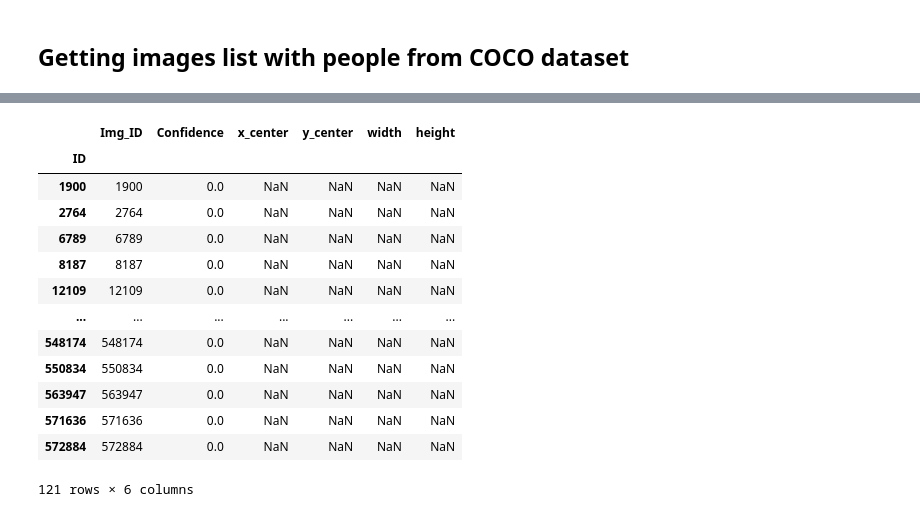
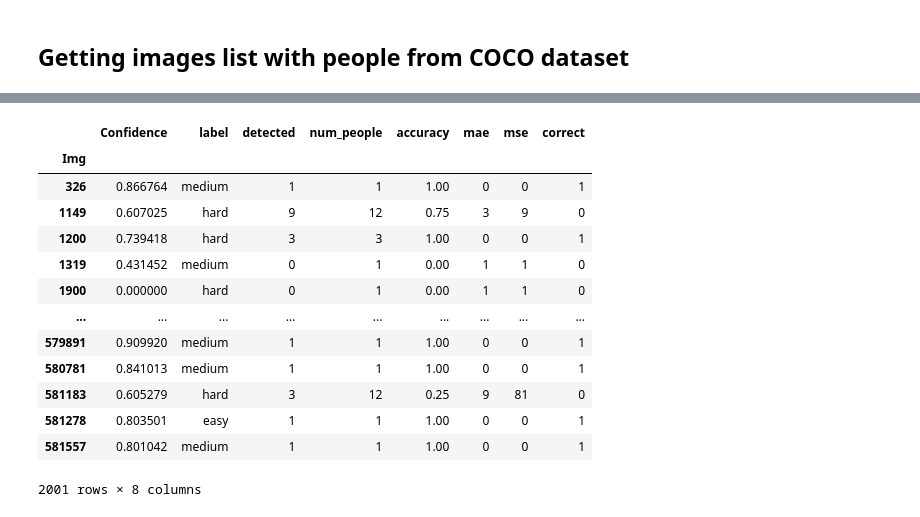
Before and after one commit to federicopaschetta/FemaleObjectificationInMovies, a Jupyter notebook: yolo_analysis.ipynb, the cells around one changed output, grey strips where cells are left out. Drawn from its saved outputs; the diff is of its cells as text; code cells hidden in the pictures.

```diff
--- a/yolo_analysis.ipynb
+++ b/yolo_analysis.ipynb
@@ -17,0 +55,11 @@ df = pd.read_csv('./data/yolo_prediction/single_person_predictions.csv')
+# %%
+def apply_total_dif_labeling(df, col):
+    conditions = [
+        (df[f'{col}'] < 0.4),
+        (df[f'{col}'] > 0.85),
+        (df[f'{col}'] > 0.6) & (df[f'{col}'] <= 0.85),
+        (df[f'{col}'] >= 0.4) & (df[f'{col}'] <= 0.6)
+    ]
+    choices = ['easy', 'very hard', 'hard', 'medium']
+    df['label'] = np.select(conditions, choices, default='unknown')
+    return df
@@ -28,17 +83,0 @@ plt.show()
-# %%
-df[(df['Confidence']==0)]
-# %% [output]
-|  | Img_ID | Confidence | x_center | y_center | width | height |
-| ID |  |  |  |  |  |  |
-| 1900 | 1900 | 0.0 | NaN | NaN | NaN | NaN |
-| 2764 | 2764 | 0.0 | NaN | NaN | NaN | NaN |
-| 6789 | 6789 | 0.0 | NaN | NaN | NaN | NaN |
-| 8187 | 8187 | 0.0 | NaN | NaN | NaN | NaN |
-| 12109 | 12109 | 0.0 | NaN | NaN | NaN | NaN |
-| ... | ... | ... | ... | ... | ... | ... |
-| 548174 | 548174 | 0.0 | NaN | NaN | NaN | NaN |
-| 550834 | 550834 | 0.0 | NaN | NaN | NaN | NaN |
-| 563947 | 563947 | 0.0 | NaN | NaN | NaN | NaN |
-| 571636 | 571636 | 0.0 | NaN | NaN | NaN | NaN |
-| 572884 | 572884 | 0.0 | NaN | NaN | NaN | NaN |
-121 rows × 6 columns
@@ -44,0 +99,17 @@ df[(df['Confidence']==0)]
+# %%
+df_out
+# %% [output]
+|  | Confidence | label | detected | num_people | accuracy | mae | mse | correct |
+| Img |  |  |  |  |  |  |  |  |
+| 326 | 0.866764 | medium | 1 | 1 | 1.00 | 0 | 0 | 1 |
+| 1149 | 0.607025 | hard | 9 | 12 | 0.75 | 3 | 9 | 0 |
+| 1200 | 0.739418 | hard | 3 | 3 | 1.00 | 0 | 0 | 1 |
+| 1319 | 0.431452 | medium | 0 | 1 | 0.00 | 1 | 1 | 0 |
+| 1900 | 0.000000 | hard | 0 | 1 | 0.00 | 1 | 1 | 0 |
+| ... | ... | ... | ... | ... | ... | ... | ... | ... |
+| 579891 | 0.909920 | medium | 1 | 1 | 1.00 | 0 | 0 | 1 |
+| 580781 | 0.841013 | medium | 1 | 1 | 1.00 | 0 | 0 | 1 |
+| 581183 | 0.605279 | hard | 3 | 12 | 0.25 | 9 | 81 | 0 |
+| 581278 | 0.803501 | easy | 1 | 1 | 1.00 | 0 | 0 | 1 |
+| 581557 | 0.801042 | medium | 1 | 1 | 1.00 | 0 | 0 | 1 |
+2001 rows × 8 columns
```
Also changed, not shown: parts of 26 cells of this notebook.
